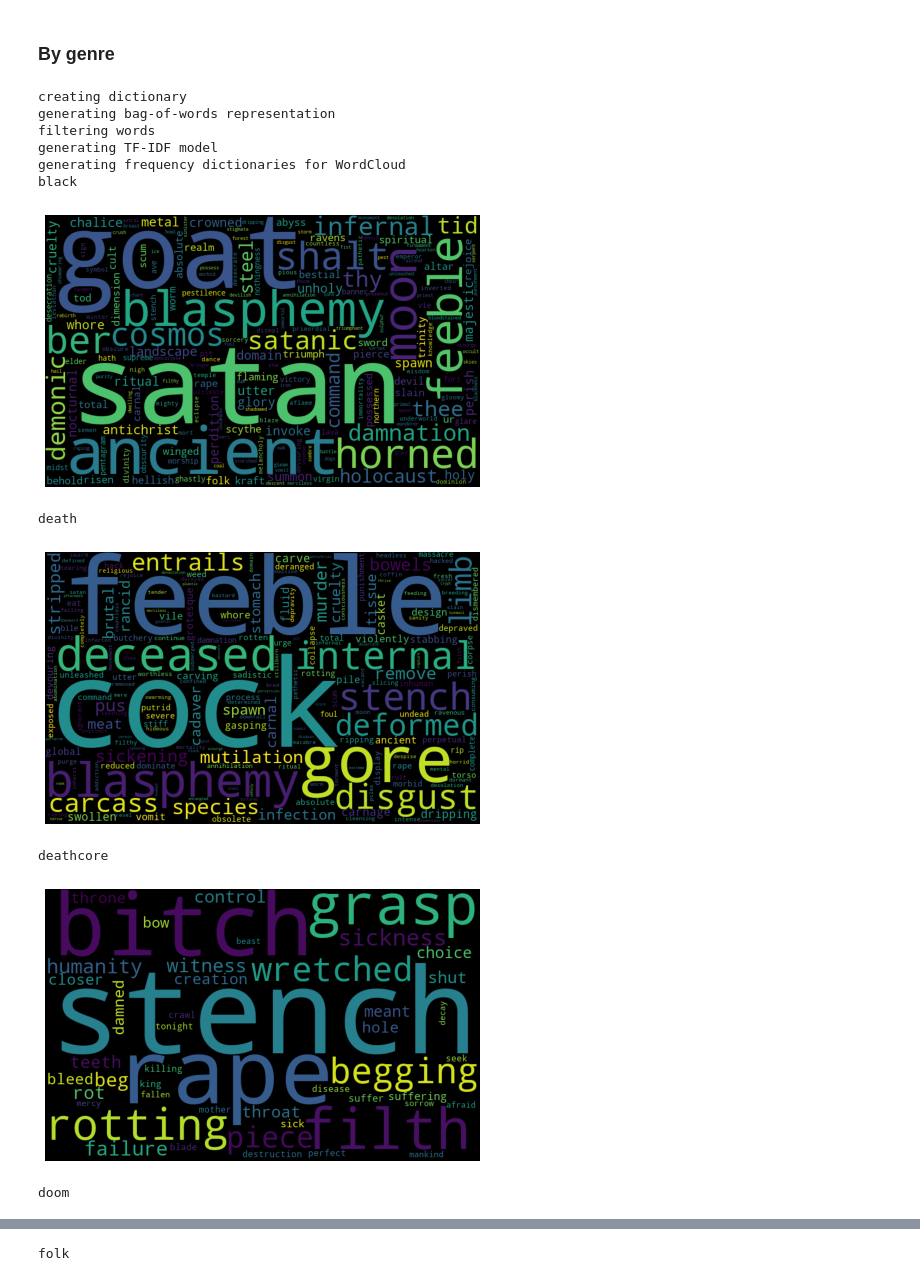
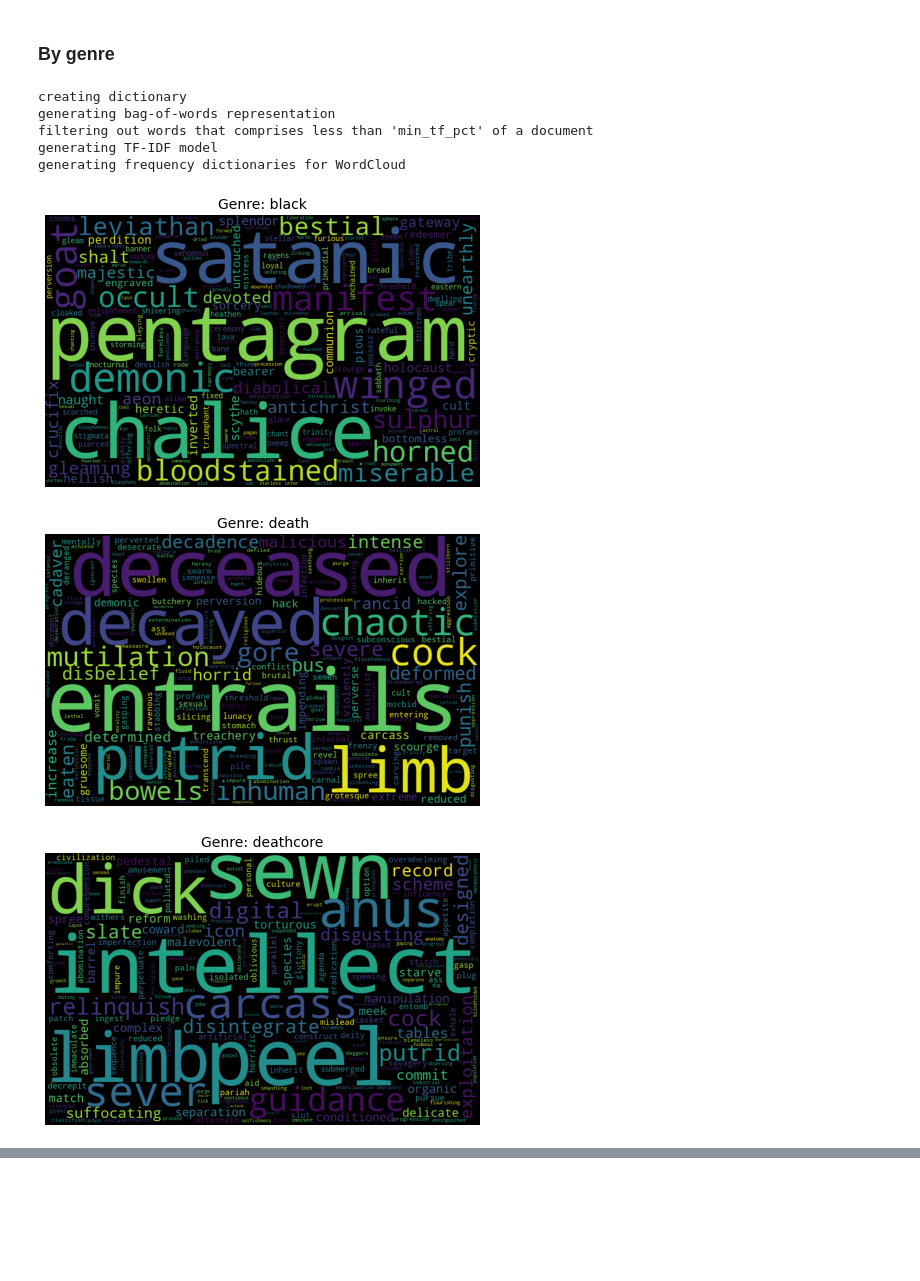
Before and after one commit to pdqnguyen/metallyrics, a Jupyter notebook: analyses/lyrics/lyrics2.ipynb, the cells around one changed output, grey strips where cells are left out. Cells and saved outputs as stored; diff of their text form; code cells hidden in the pictures; blank space fills up the shorter version.

Commit message:
improve word frequencies function

```diff
--- a/analyses/lyrics/lyrics2.ipynb
+++ b/analyses/lyrics/lyrics2.ipynb
@@ -75,14 +71,28 @@ thrash         16804
 # %% [markdown]
 # Word cloud
 # %%
-def get_wordcloud_frequencies(texts, tfidf=False, min_df=0):
+def get_wordcloud_frequencies(texts, tfidf=False, min_tf=0, min_tf_pct=0, min_df=1):
     print("creating dictionary")
     dictionary = Dictionary(texts)
     print("generating bag-of-words representation")
     vectors = [dictionary.doc2bow(text) for text in texts]
-    if min_df > 0:
-        print("filtering words")
-        vectors = [[(id_, count) for id_, count in vector if count > min_df] for vector in vectors]
+    if min_tf > 0:
+        print("filtering out words that occur less than 'min_tf' times in a document")
+        vectors = [[v for v in vector if v[1] > min_tf] for vector in vectors]
+    if min_tf_pct > 0:
+        print("filtering out words that comprises less than 'min_tf_pct' of a document")
+        assert min_tf_pct <= 100, "min_tf_pct must be in the interval [0, 100]"
+        text_sizes = [len(text) for text in texts]
+        vectors = [[v for v in vector if v[1] > 0.01 * min_tf_pct * text_size] for vector, text_size in zip(vectors, text_sizes)]
+    if min_df > 1:
+        print("filtering out words that occur in fewer than 'min_df' documents")
+        ids = [[id_ for id_, _ in vector] for vector in vectors]
+        ids_unique = set(sum(ids, []))
+        ids_unique_filtered = []
+        for id_ in ids_unique:
+            if sum(id_ in text_ids for text_ids in ids) > min_df:
+                ids_unique_filtered.append(id_)
+        vectors = [[v for v in vector if v[0] in ids_unique_filtered] for vector in vectors]
     if tfidf:
         print("generating TF-IDF model")
         tfidf = TfidfModel(vectors)
@@ -96,7 +106,7 @@ def get_wordcloud_frequencies(texts, tfidf=False, min_df=0):
 ### Full corpus
 # %%
 full_text = sum(corpus, [])
-word_freqs = get_wordcloud_frequencies([full_text], tfidf=False, min_df=0)
+word_freqs = get_wordcloud_frequencies([full_text])
 word_cloud = WordCloud(width=800, height=500).fit_words(word_freqs[0])
 plt.figure(figsize=(8, 5))
 plt.imshow(word_cloud)
@@ -110,24 +120,21 @@ generating frequency dictionaries for WordCloud
 # %% [markdown]
 ### By genre
 # %%
-word_freqs = get_wordcloud_frequencies(corpus, tfidf=True, min_df=40)
+word_freqs = get_wordcloud_frequencies(corpus, tfidf=True, min_tf_pct=0.01)
+
 for i, genre in enumerate(genres):
-    print(genre)
     word_cloud = WordCloud(width=800, height=500).fit_words(word_freqs[i])
     plt.figure(figsize=(8, 5))
     plt.imshow(word_cloud)
+    plt.title(f'Genre: {genre}', fontsize=14)
     plt.axis('off')
     plt.show()
 # %% [output]
 creating dictionary
 generating bag-of-words representation
-filtering words
+filtering out words that comprises less than 'min_tf_pct' of a document
 generating TF-IDF model
 generating frequency dictionaries for WordCloud
-black
-[figure, old version]
+[figure, new version]
-death
-[figure, old version]
+[figure, new version]
-deathcore
-[figure, old version]
+[figure, new version]
-doom
@@ -135 +141,0 @@ doom
-folk
```
Also changed, not shown: parts of 7 cells of this notebook.
